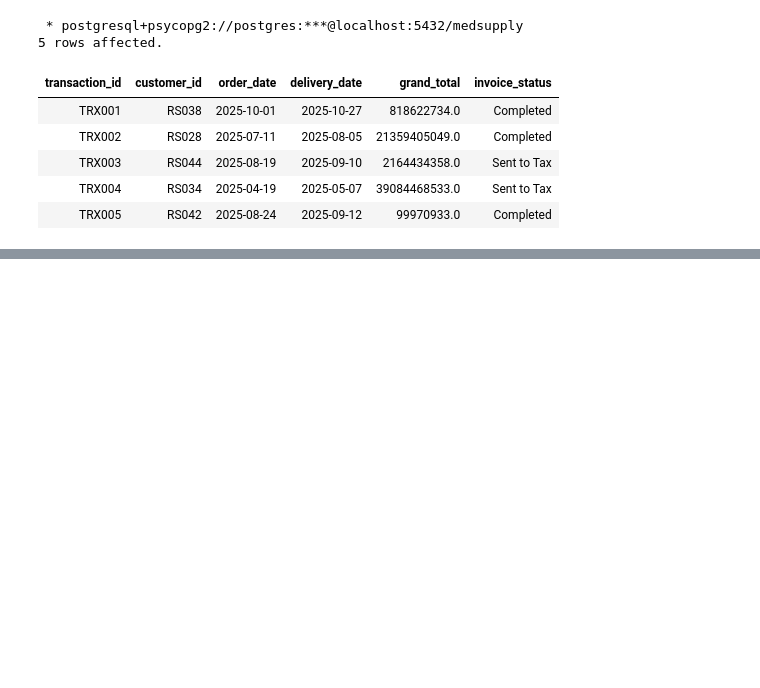
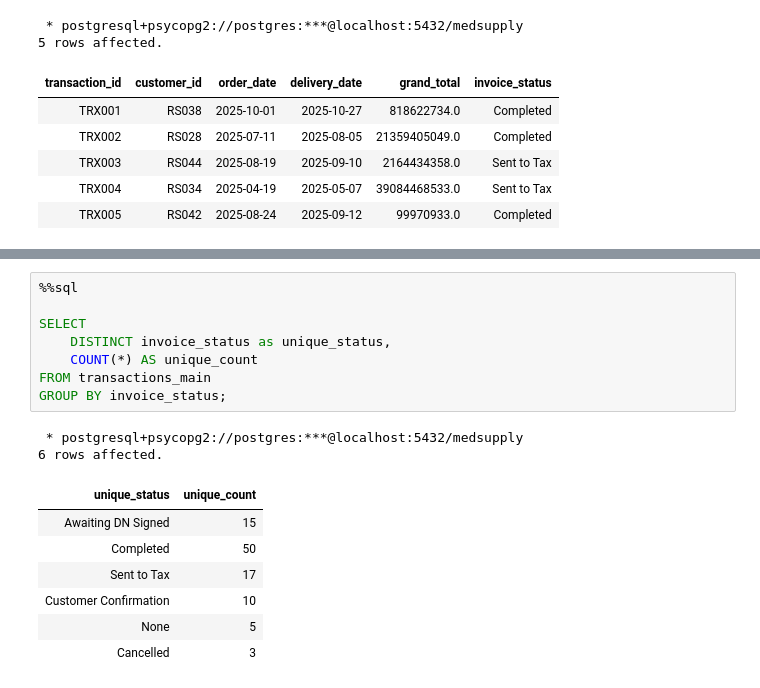
Before and after one commit to Rpfitrah/MedSupply-Project, a Jupyter notebook: Verification.ipynb, the cells around one changed output, grey strips where cells are left out. Cells and saved outputs as stored; diff of their text form; blank space fills up the shorter version.

```diff
--- a/Verification.ipynb
+++ b/Verification.ipynb
@@ -248,0 +293,18 @@ LIMIT 5;
+# %%
+%%sql
+
+SELECT
+    DISTINCT invoice_status as unique_status,
+    COUNT(*) AS unique_count
+FROM transactions_main
+GROUP BY invoice_status;
+# %% [output]
+ * postgresql+psycopg2://postgres:***@localhost:5432/medsupply
+6 rows affected.
+| unique_status | unique_count |
+| Awaiting DN Signed | 15 |
+| Completed | 50 |
+| Sent to Tax | 17 |
+| Customer Confirmation | 10 |
+| None | 5 |
+| Cancelled | 3 |
```
Also changed, not shown: parts of 7 cells of this notebook.
